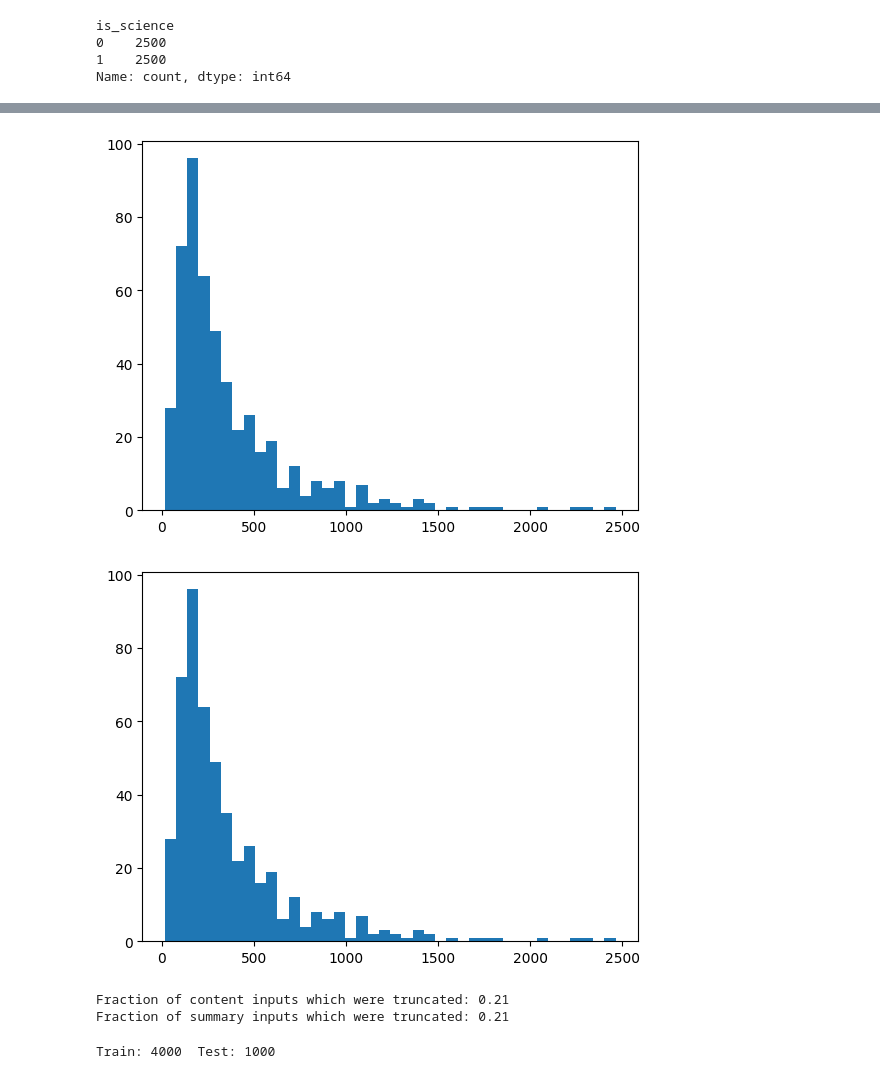
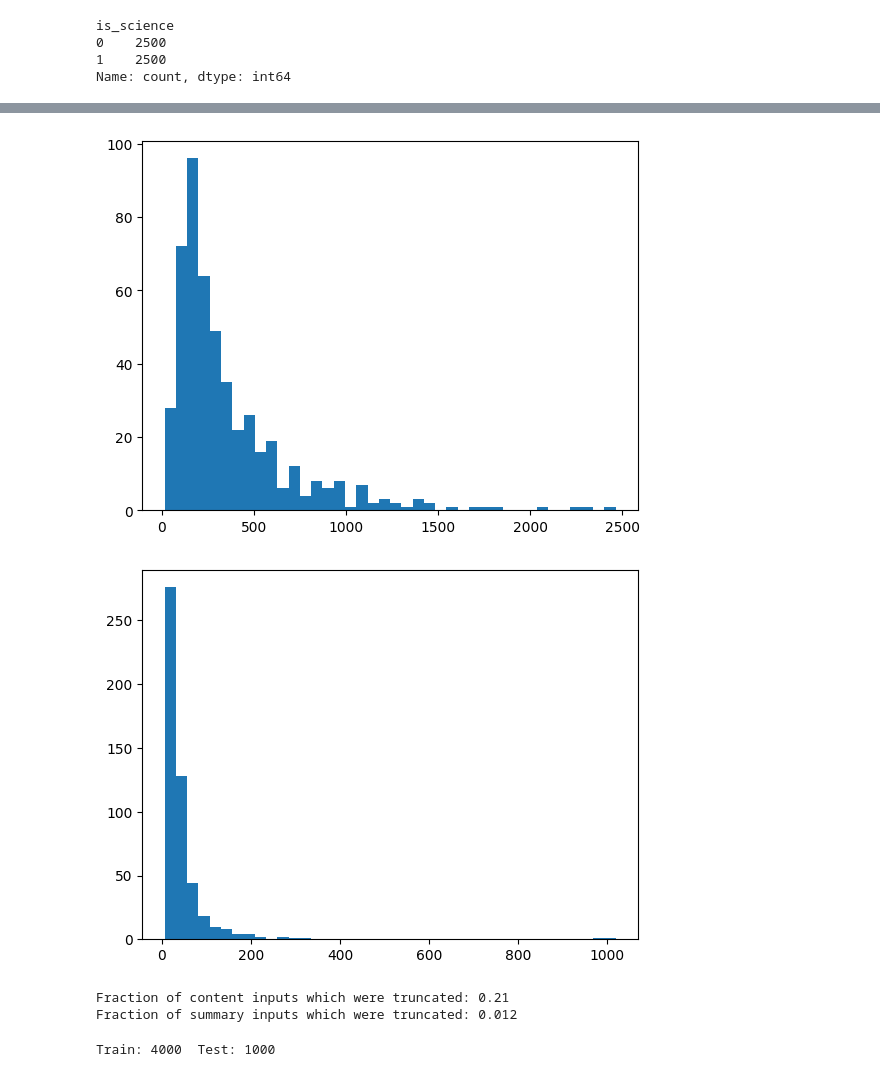
Before and after one commit to LudwigAKunz/docana-project-report, a Jupyter notebook: code/BERT_classification/BERT_classification.ipynb, the cells around one changed output, grey strips where cells are left out. Saved outputs shown, nothing was run; the diff lists cells and outputs as text; code cells hidden in the pictures.

```diff
--- a/code/BERT_classification/BERT_classification.ipynb
+++ b/code/BERT_classification/BERT_classification.ipynb
@@ -61,12 +60,6 @@ def token_lengths(texts, sample_size=500):
     lens = [len(tokenizer_check.encode(t)) for t in sample]
     return lens
 
-#print("Content token lengths:\n", token_lengths(df["content"]))
-#print("\nSummary token lengths:\n", token_lengths(df["summary"]))
-
 content_lengths = token_lengths(df["content"])
 summary_lengths = token_lengths(df["summary"])
-
-with open("token_lengths.json", "w") as f:
-  json.dump({"content": content_lengths, "summary": summary_lengths}, f)
 # %% [output]
@@ -76,20 +81,20 @@ WARNING:huggingface_hub.utils._http:Warning: You are sending unauthenticated req
 # %%
 import matplotlib.pyplot as plt
 plt.hist(content_lengths, bins=40)
 plt.show()
-plt.hist(content_lengths, bins=40)
+plt.hist(summary_lengths, bins=40)
 plt.show()
 
 frac_truncated_content = len([l for l in content_lengths if l > 512])/len(content_lengths)
 frac_truncated_summary = len([l for l in summary_lengths if l > 256])/len(summary_lengths)
 
 print(f"Fraction of content inputs which were truncated: {frac_truncated_content}")
-print(f"Fraction of summary inputs which were truncated: {frac_truncated_content}")
+print(f"Fraction of summary inputs which were truncated: {frac_truncated_summary}")
 # %% [output]
 [figure]
-[figure, old version]
+[figure, new version]
 Fraction of content inputs which were truncated: 0.21
-Fraction of summary inputs which were truncated: 0.21
+Fraction of summary inputs which were truncated: 0.012
 # %%
 CONTENT_MAX_LEN = 512
 SUMMARY_MAX_LEN = 256
```
Also changed, not shown: parts of 1 cell of this notebook, 3 other files.
